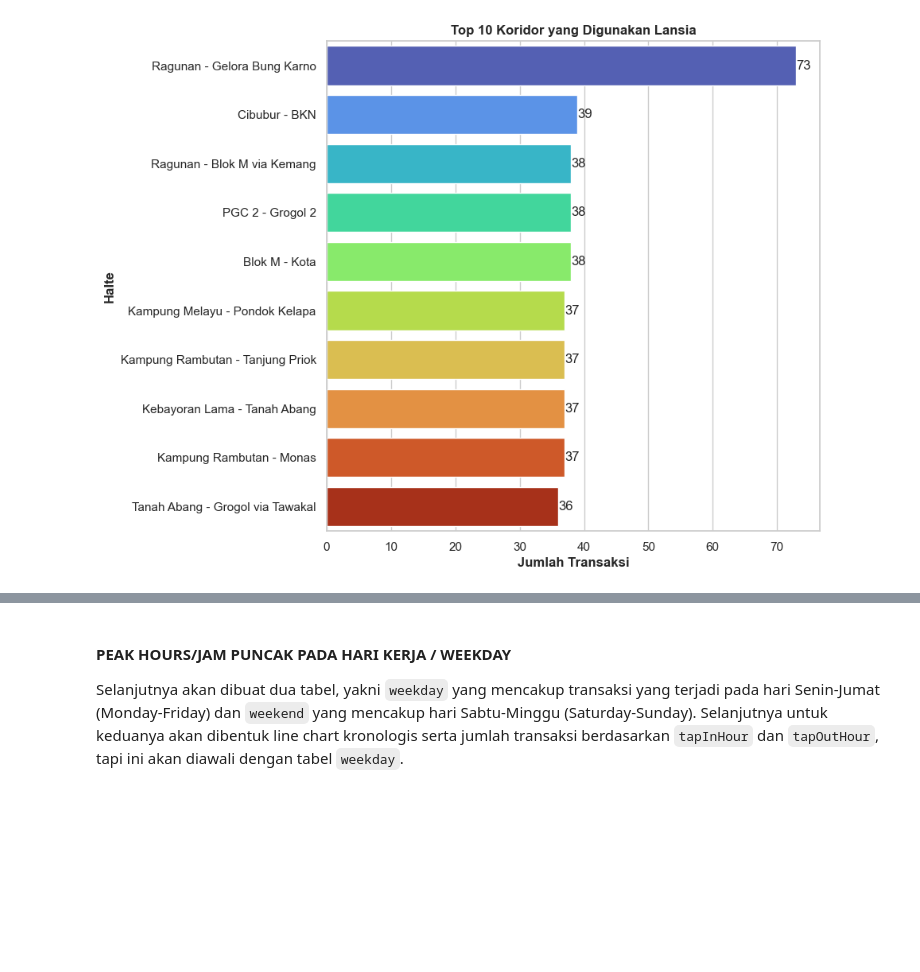
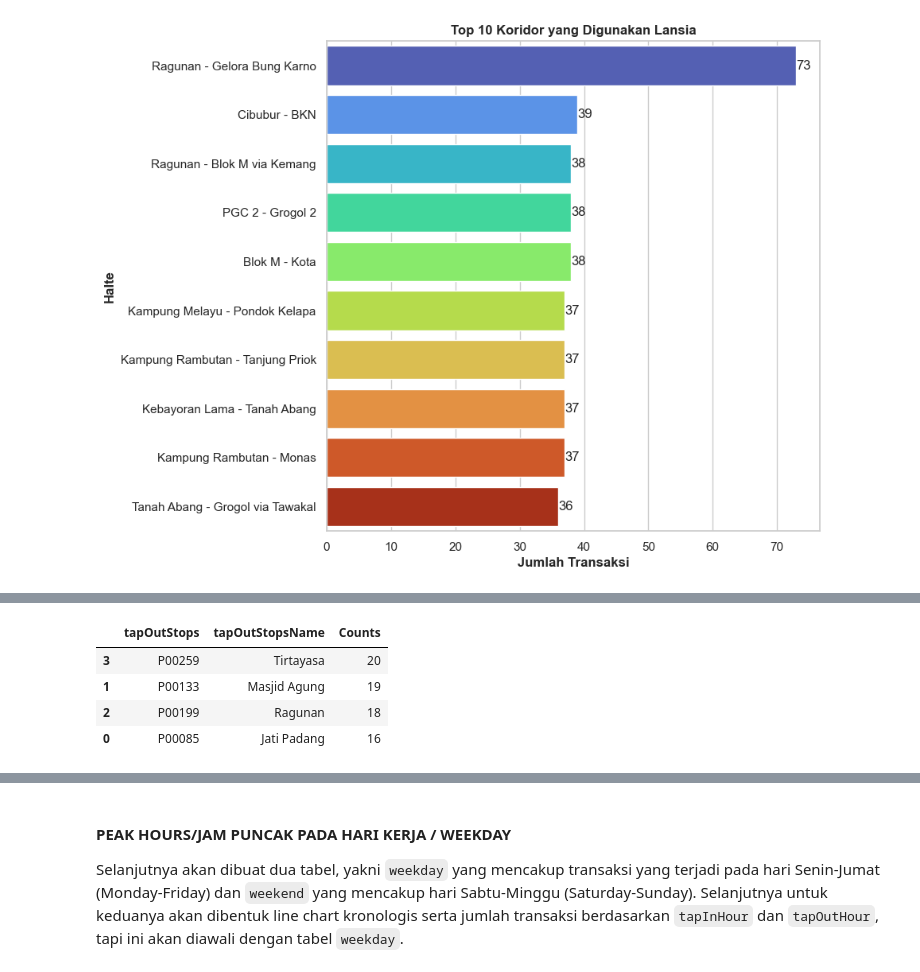
Before and after one commit to andreashp96/CapstoneModule2, a Jupyter notebook: Capstone2Andreas.ipynb, the cells around one changed output, grey strips where cells are left out. Cells and saved outputs as stored; diff of their text form; code cells hidden in the pictures; blank space fills up the shorter version.

```diff
--- a/Capstone2Andreas.ipynb
+++ b/Capstone2Andreas.ipynb
@@ -1013,0 +1043,10 @@ Text(0, 0.5, 'Halte')
+# %%
+lansiaragunancountOut = lansiaragunan.groupby(['tapOutStops','tapOutStopsName']).size().reset_index(name='Counts').sort_values(ascending=False, by='Counts').head(10)
+lansiaragunancountOut.reset_index(drop='index')
+lansiaragunancountOut
+# %% [output]
+|  | tapOutStops | tapOutStopsName | Counts |
+| 3 | P00259 | Tirtayasa | 20 |
+| 1 | P00133 | Masjid Agung | 19 |
+| 2 | P00199 | Ragunan | 18 |
+| 0 | P00085 | Jati Padang | 16 |
```
Also changed, not shown: parts of 9 cells of this notebook.
